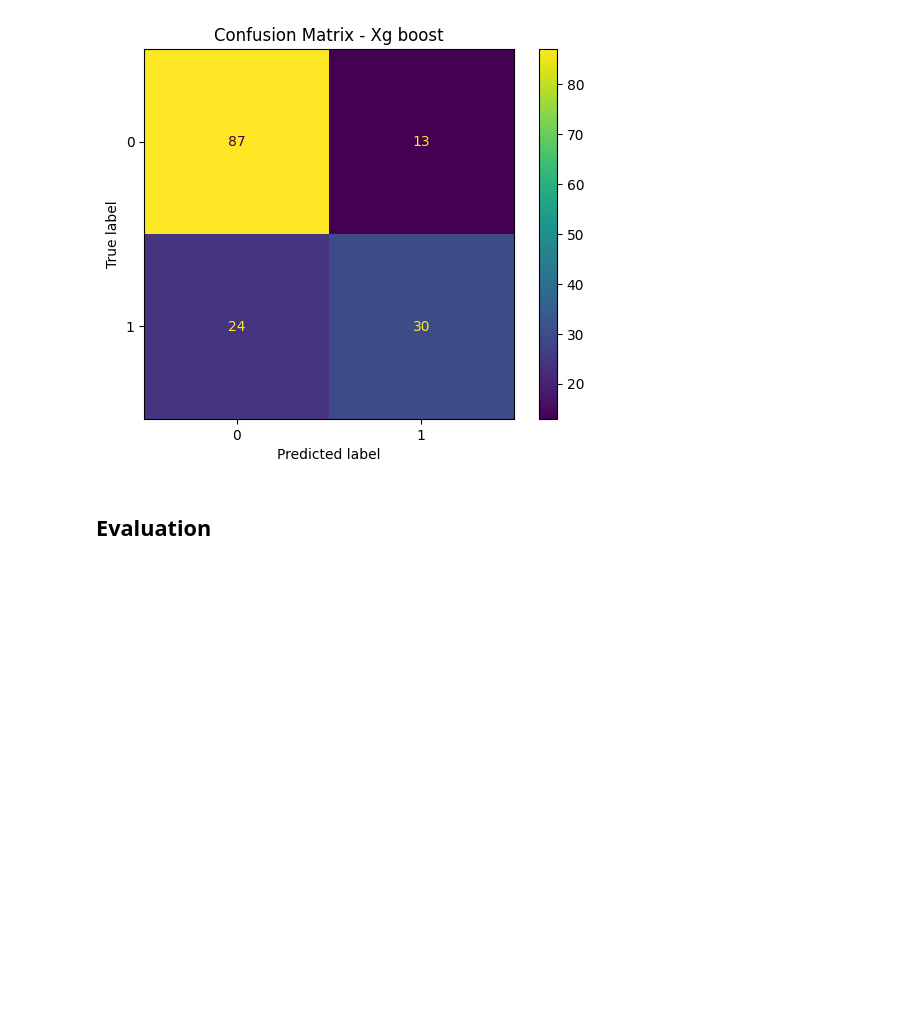
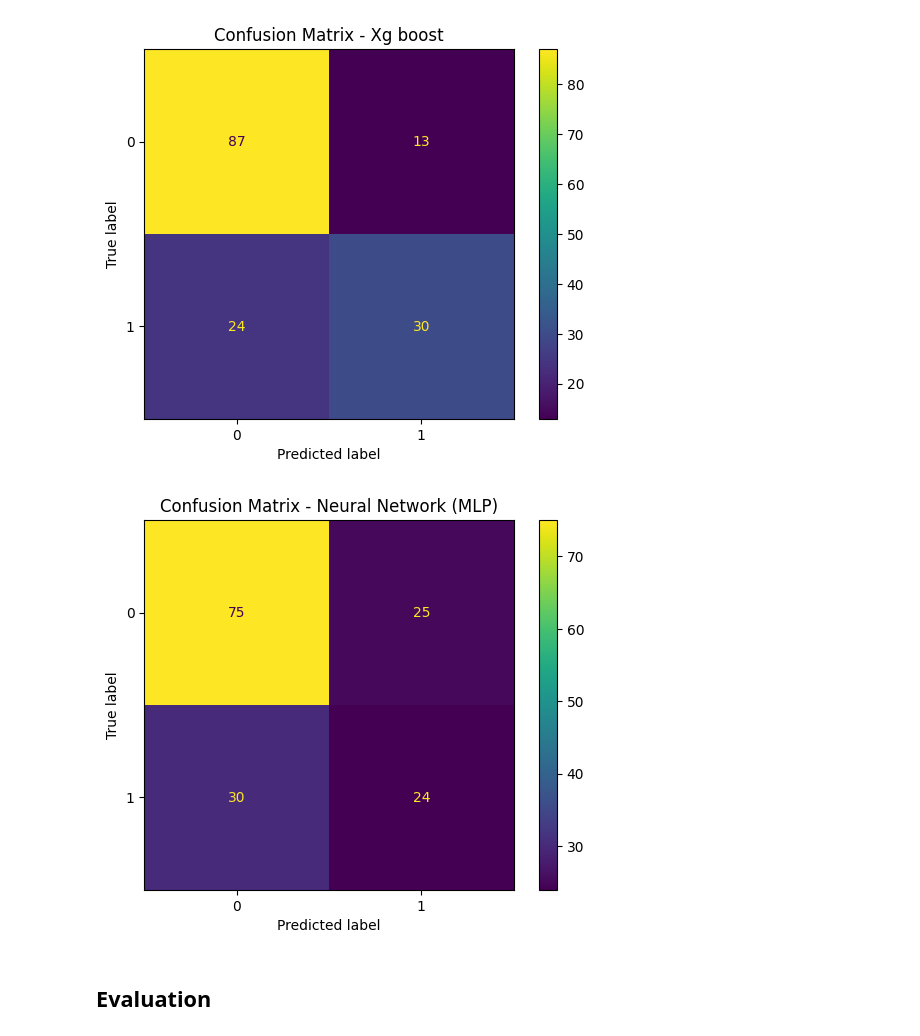
Before and after one commit to orczhu/zhu-ai-learning, a Jupyter notebook: capstone/capstone.ipynb, the cells around one changed output. Saved outputs shown, nothing was run; the diff lists cells and outputs as text; code cells hidden in the pictures; blank space fills up the shorter version.

Commit message:
Update try for neural network

```diff
--- a/capstone/capstone.ipynb
+++ b/capstone/capstone.ipynb
@@ -412,3 +416,26 @@ plt.show()
+# %%
+# Using ANN, simple neural network
+from sklearn.neural_network import MLPClassifier
+# Create 3 neural network layer, each layer has 8 neurons
+mlp = MLPClassifier(hidden_layer_sizes=(8,8,8),
+                    activation='relu',
+                    solver='adam',
+                    max_iter=500,
+                    random_state=42)
+# Train the model
+mlp.fit(X_train, y_train)
+y_pred_mlp = mlp.predict(X_test)
+# Generate confusion matrix
+conf_matrix_mlp = confusion_matrix(y_test, y_pred_mlp)
+
+# Display confusion matrix
+disp = ConfusionMatrixDisplay(conf_matrix_mlp, display_labels=[0, 1])
+disp.plot()
+plt.title("Confusion Matrix - Neural Network (MLP)")
+plt.show()
+# Since I am using simple neural network, the performance is not as good as above models
+# %% [output]
+[figure, added]
 # %% [markdown]
 ## Evaluation
 # %% [markdown]
```
Also changed, not shown: parts of 2 cells of this notebook.
